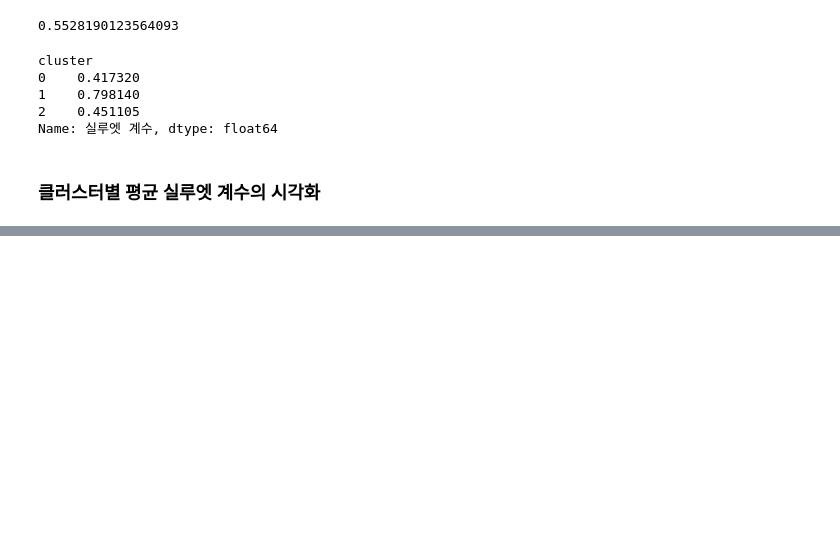
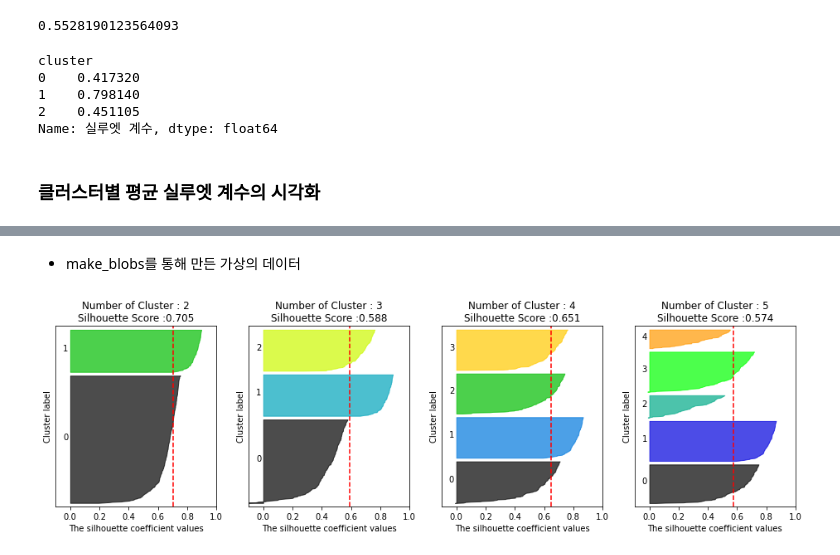
Before and after one commit to ckiekim/Machine-Learning-2020, a Jupyter notebook: 06.Clustering/02_실루엣분석.ipynb, the cells around one changed output, grey strips where cells are left out. Cells and saved outputs as stored; diff of their text form; code cells hidden in the pictures; blank space fills up the shorter version.

```diff
--- a/06.Clustering/02_실루엣분석.ipynb
+++ b/06.Clustering/02_실루엣분석.ipynb
@@ -110,0 +73,9 @@ def visualize_silhouette(cluster_lists, X_features):
+# %% [markdown]
+- make_blobs를 통해 만든 가상의 데이터
+# %%
+from sklearn.datasets import make_blobs
+X, y = make_blobs(n_samples=500, n_features=2, centers=4, cluster_std=1,
+                   random_state=1, center_box=(-10.0, 10.0), shuffle=True)
+visualize_silhouette([2,3,4,5], X)
+# %% [output]
+[figure, added]
```
Also changed, not shown: parts of 4 cells of this notebook, 1 other file.
